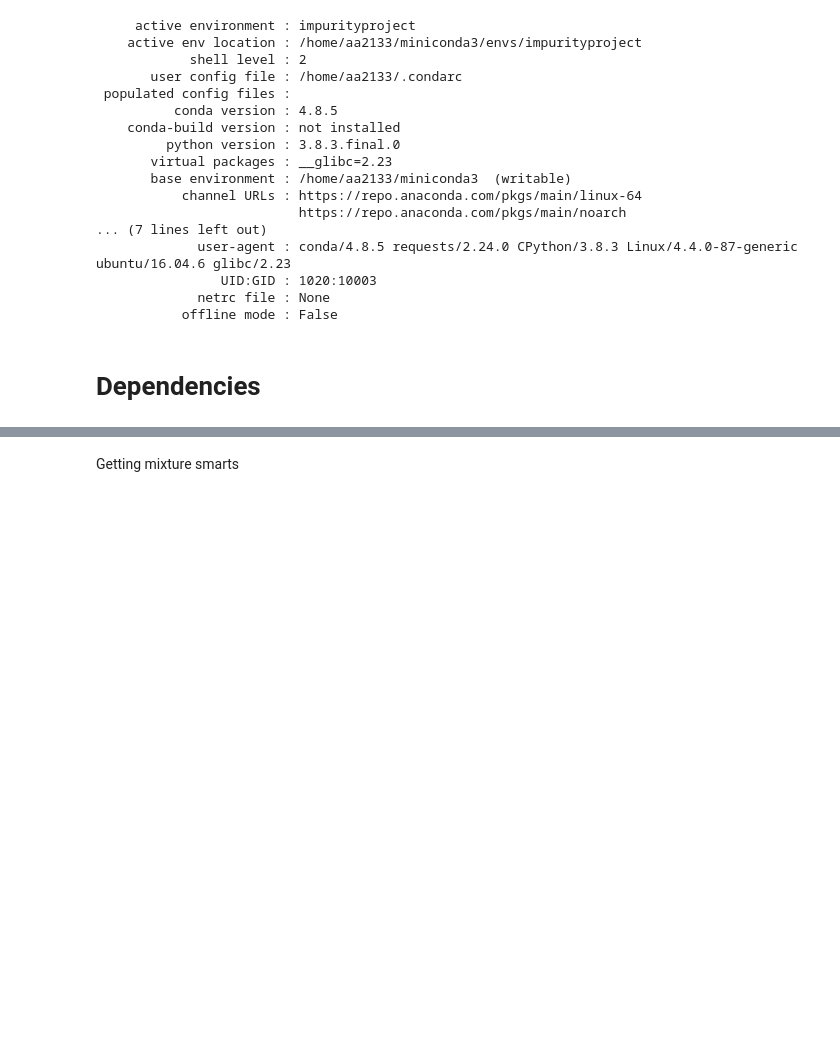
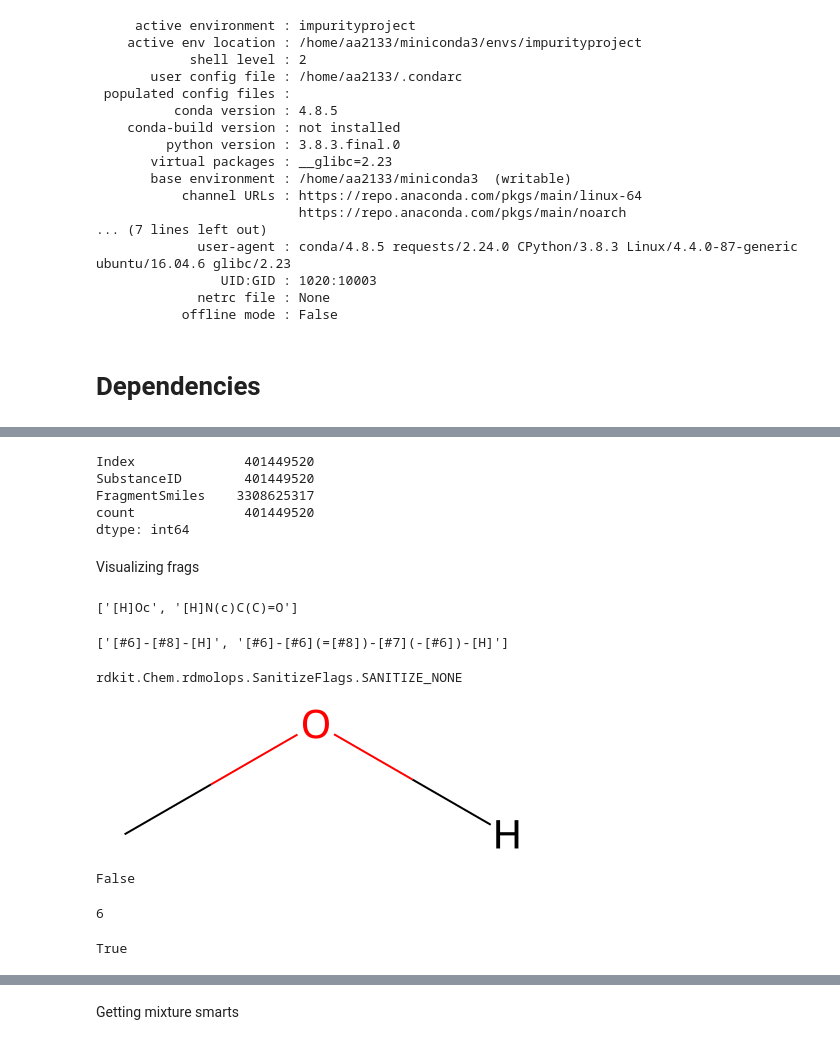
Before and after one commit to sustainable-processes/Impurity-Project, a Jupyter notebook: DB_Reaxys (Fragment DB).ipynb, the cells around one changed output, grey strips where cells are left out. Cells and saved outputs as stored; diff of their text form; code cells hidden in the pictures; blank space fills up the shorter version.

```diff
--- a/DB_Reaxys (Fragment DB).ipynb
+++ b/DB_Reaxys (Fragment DB).ipynb
@@ -696,0 +828,31 @@ Name: ([H]C([H])([H])OC(:C):C, 31238500), dtype: object
+# %%
+temp.memory_usage(deep=True)
+# %% [output]
+Index              401449520
+SubstanceID        401449520
+FragmentSmiles    3308625317
+count              401449520
+dtype: int64
+# %% [markdown]
+Visualizing frags
+# %%
+getCarrierFrags0('CC(=O)NC1=CC=C(C=C1)O',resFormat='smiles')
+getCarrierFrags0('CC(=O)NC1=CC=C(C=C1)O',resFormat='smarts')
+# %% [output]
+['[H]Oc', '[H]N(c)C(C)=O']
+['[#6]-[#8]-[H]', '[#6]-[#6](=[#8])-[#7](-[#6])-[H]']
+# %%
+m=Chem.MolFromSmarts(Chem.MolToSmarts(Chem.MolFromSmiles('[H]Oc',sanitize=False)))
+Chem.SanitizeMol(m)
+m.UpdatePropertyCache(strict=False)
+m
+m.GetAtoms()[2].GetIsAromatic()
+m.GetAtoms()[2].GetAtomicNum()
+n=Chem.MolFromSmiles('[H]Oc',sanitize=False)
+n.GetAtoms()[2].GetIsAromatic()
+# %% [output]
+rdkit.Chem.rdmolops.SanitizeFlags.SANITIZE_NONE
+[figure, added]
+False
+6
+True
```
Also changed, not shown: parts of 220 cells of this notebook, 1 other file.
